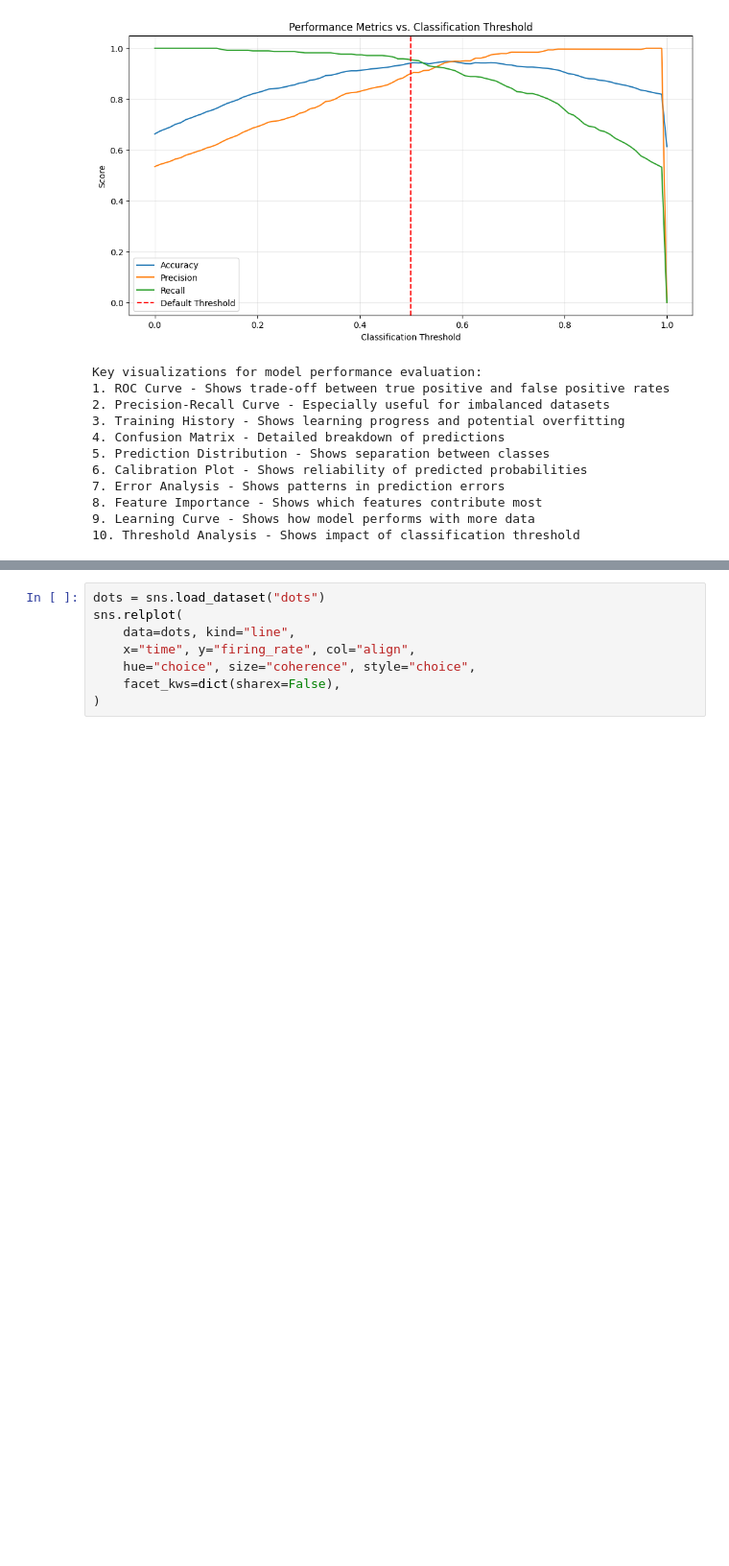
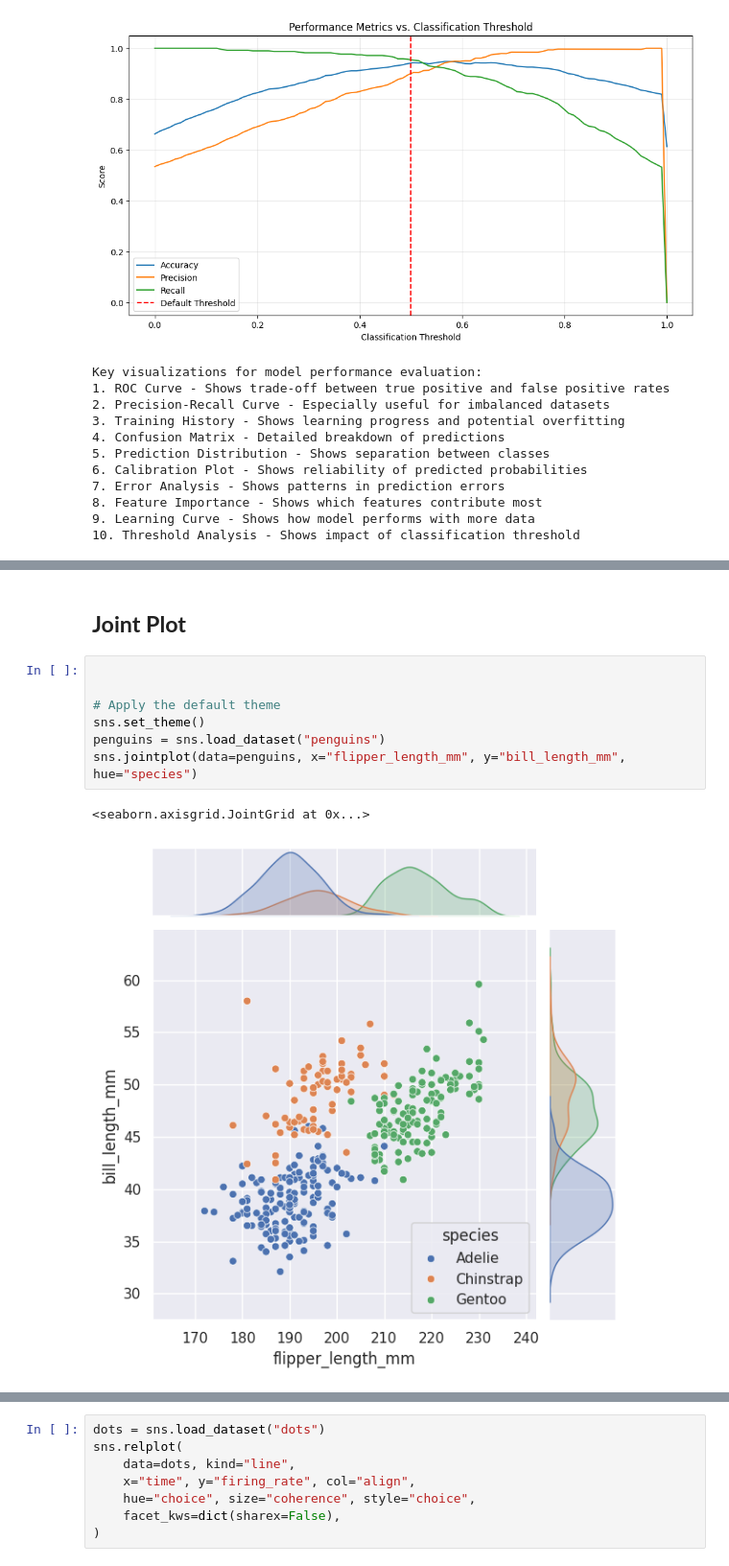
Before and after one commit to BaronVonBussin/Stuff, a Jupyter notebook: CoolCharts.ipynb, the cells around one changed output, grey strips where cells are left out. Shown at 96% size. Saved outputs shown, nothing was run; the diff lists cells and outputs as text; blank space fills up the shorter version.

```diff
--- a/CoolCharts.ipynb
+++ b/CoolCharts.ipynb
@@ -450,0 +486,12 @@ Key visualizations for model performance evaluation:
+# %% [markdown]
+## **Joint Plot**
+# %%
+
+
+# Apply the default theme
+sns.set_theme()
+penguins = sns.load_dataset("penguins")
+sns.jointplot(data=penguins, x="flipper_length_mm", y="bill_length_mm", hue="species")
+# %% [output]
+<seaborn.axisgrid.JointGrid at 0x...>
+[figure, added]
```
Also changed, not shown: parts of 6 cells of this notebook.
